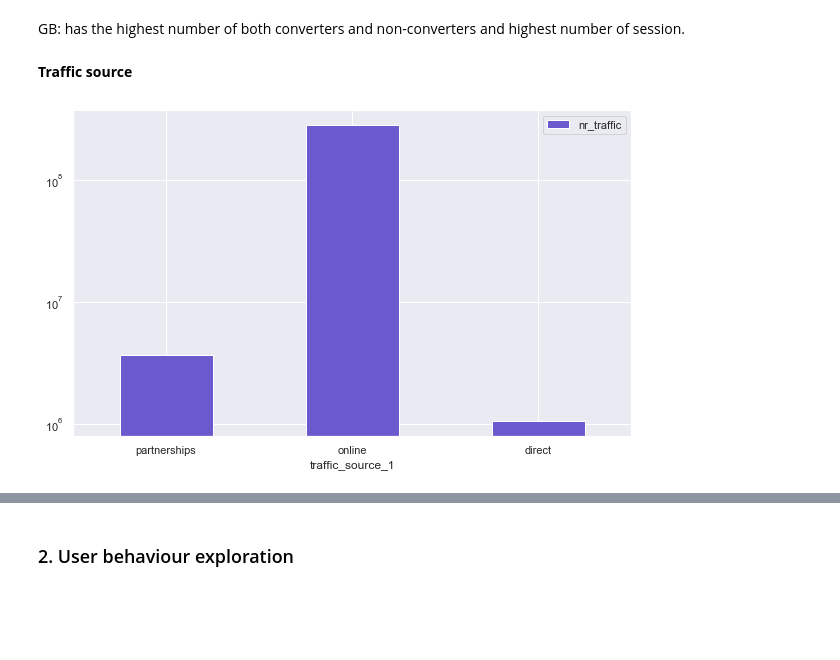
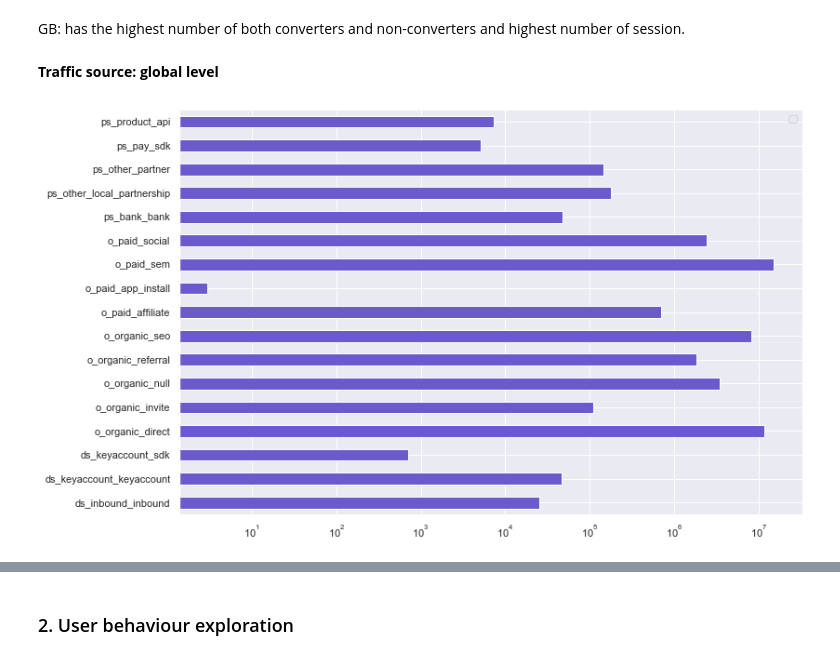
Before and after one commit to TrangTranNgoc/PrMarketingAttribution, a Jupyter notebook: exploration/GoogleAnalyticExploration.ipynb, the cells around one changed output, grey strips where cells are left out. Drawn from its saved outputs; the diff is of its cells as text; code cells hidden in the pictures; blank space fills up the shorter version.

```diff
--- a/exploration/GoogleAnalyticExploration.ipynb
+++ b/exploration/GoogleAnalyticExploration.ipynb
@@ -558,4 +545,4 @@ plt.show()
 # %% [markdown]
 GB: has the highest number of both converters and non-converters and highest number of session.
 # %% [markdown]
-**Traffic source**
+**Traffic source: global level**
@@ -575,8 +564,9 @@ traffic_source_sql = gbq.read_gbq(query = traffic_source, dialect = 'standard',
 # %%
-traffic_source_sql.plot(kind = 'bar', x = 'traffic_source_1', y ='nr_traffic', logy = True,
-                        rot = 0, color = 'slateblue')
+sns.set(rc = {'figure.figsize':(12,8)})
+traffic_source_all.sort_values(by=['traffic_source_level_3']).plot.barh(x = 'traffic_source_level_3', y='nr_session', logx = True,
+                         color = 'slateblue')
 plt.legend('')
-#plt.title()
+plt.ylabel('')
 plt.show()
 # %% [output]
-[figure, old version]
+[figure, new version]
```
Also changed, not shown: parts of 26 cells of this notebook.
